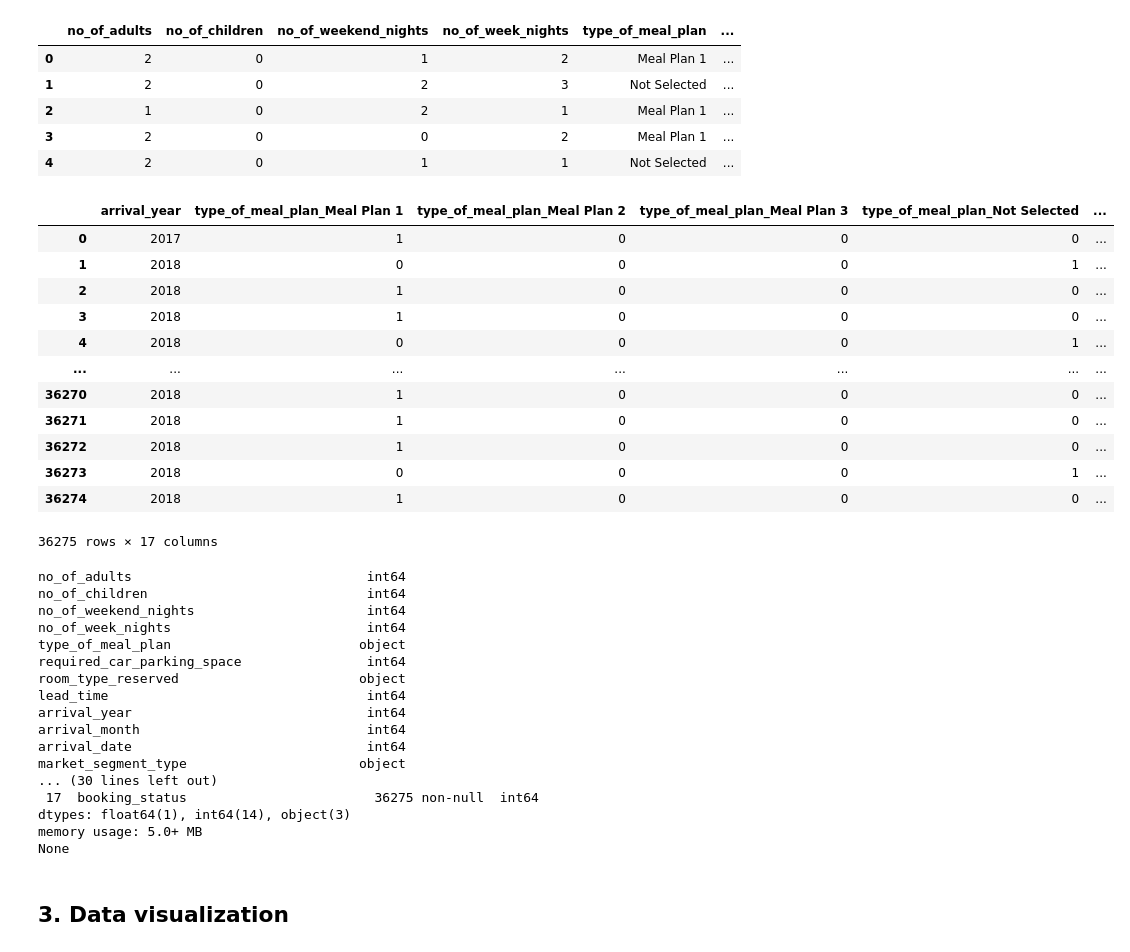
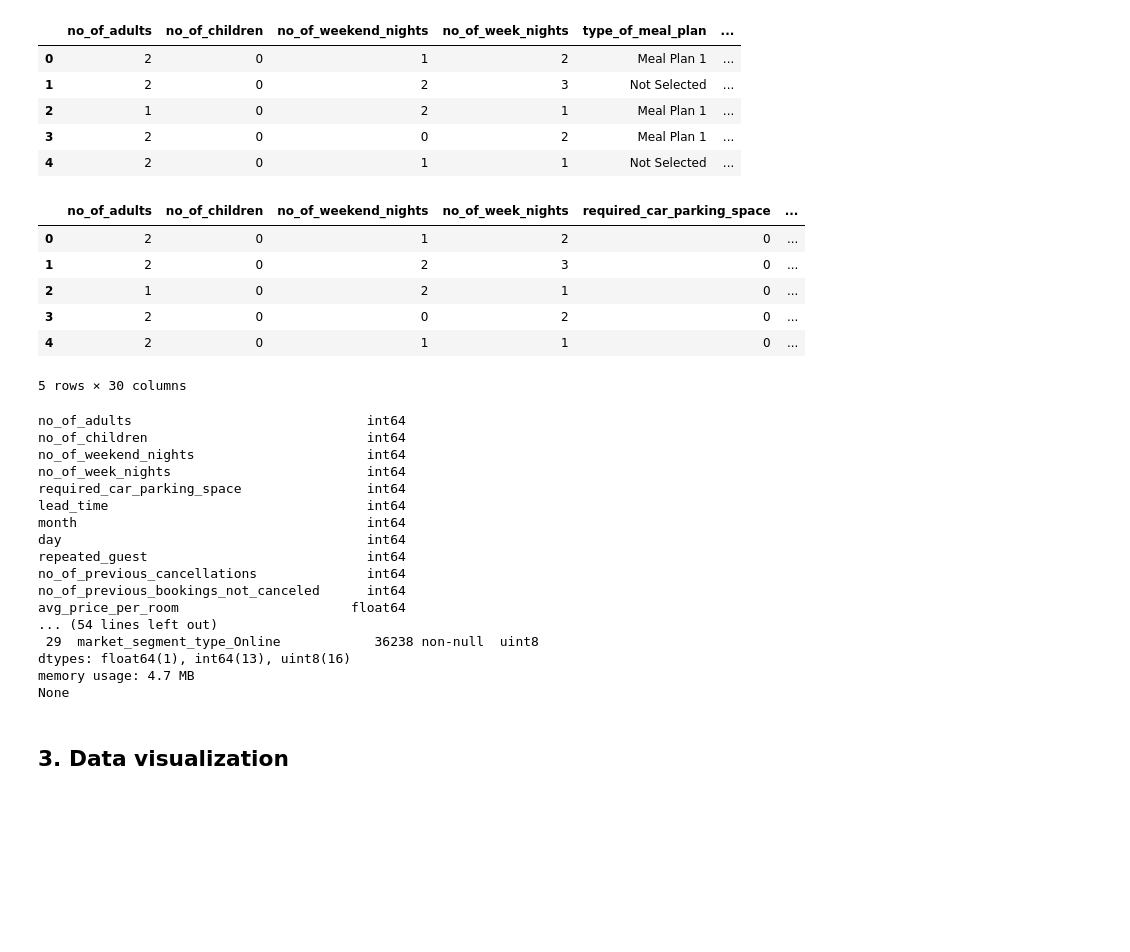
Before and after one commit to cwali09/ML-Lab-1, a Jupyter notebook: main.ipynb, the cells around one changed output. Cells and saved outputs as stored; diff of their text form; code cells hidden in the pictures; blank space fills up the shorter version.

```diff
--- a/main.ipynb
+++ b/main.ipynb
@@ -189,32 +189,28 @@ df.head()
 # %%
 # Now lets one-hot encode any ordinal categorical features such as
 # type_of_meal_plan, room_type_reserved, arrival_year, market_segment_type
 
 # TODO: Wali
 # Are months & days also nominal data? Check back on this
 
 # I would say they're ordinal, espeically months: the months have a structure
 # that repersents the progression of the seasons which could affect whether
 # someone cancels a booking or not (e.g., the later/winter months 11-2 might
 # have more cancellations due to bad weather in winter preventing travel).
 # Days... could probably be nominal without affecting too much. Could even make
 # them interval or ratio depending on the context.
 # Just my 0.02 - Bryce
-pd.get_dummies(df[['type_of_meal_plan', 'room_type_reserved', 'arrival_year', 'market_segment_type']])
+df = pd.concat([df, pd.get_dummies(df[['type_of_meal_plan', 'room_type_reserved', 'year', 'market_segment_type']])], axis=1)
+df.drop(['type_of_meal_plan', 'room_type_reserved', 'year', 'market_segment_type'], axis=1, inplace=True)
+df.head()
 # %% [output]
-|  | arrival_year | type_of_meal_plan_Meal Plan 1 | type_of_meal_plan_Meal Plan 2 | type_of_meal_plan_Meal Plan 3 | type_of_meal_plan_Not Selected | ... |
-| 0 | 2017 | 1 | 0 | 0 | 0 | ... |
-| 1 | 2018 | 0 | 0 | 0 | 1 | ... |
-| 2 | 2018 | 1 | 0 | 0 | 0 | ... |
-| 3 | 2018 | 1 | 0 | 0 | 0 | ... |
-| 4 | 2018 | 0 | 0 | 0 | 1 | ... |
-| ... | ... | ... | ... | ... | ... | ... |
-| 36270 | 2018 | 1 | 0 | 0 | 0 | ... |
-| 36271 | 2018 | 1 | 0 | 0 | 0 | ... |
-| 36272 | 2018 | 1 | 0 | 0 | 0 | ... |
-| 36273 | 2018 | 0 | 0 | 0 | 1 | ... |
-| 36274 | 2018 | 1 | 0 | 0 | 0 | ... |
+|  | no_of_adults | no_of_children | no_of_weekend_nights | no_of_week_nights | required_car_parking_space | ... |
+| 0 | 2 | 0 | 1 | 2 | 0 | ... |
+| 1 | 2 | 0 | 2 | 3 | 0 | ... |
+| 2 | 1 | 0 | 2 | 1 | 0 | ... |
+| 3 | 2 | 0 | 0 | 2 | 0 | ... |
+| 4 | 2 | 0 | 1 | 1 | 0 | ... |
-36275 rows × 17 columns
+5 rows × 30 columns
 # %%
 print(df.dtypes)
 print('========')
@@ -224,18 +220,18 @@ no_of_adults                              int64
 no_of_children                            int64
 no_of_weekend_nights                      int64
 no_of_week_nights                         int64
-type_of_meal_plan                        object
 required_car_parking_space                int64
-room_type_reserved                       object
 lead_time                                 int64
-arrival_year                              int64
-arrival_month                             int64
-arrival_date                              int64
-market_segment_type                      object
-... (30 lines left out)
- 17  booking_status                        36275 non-null  int64
-dtypes: float64(1), int64(14), object(3)
-memory usage: 5.0+ MB
+month                                     int64
+day                                       int64
+repeated_guest                            int64
+no_of_previous_cancellations              int64
+no_of_previous_bookings_not_canceled      int64
+avg_price_per_room                      float64
+... (54 lines left out)
+ 29  market_segment_type_Online            36238 non-null  uint8
+dtypes: float64(1), int64(13), uint8(16)
+memory usage: 4.7 MB
 None
 # %% [markdown]
 ## 3. Data visualization
```
Also changed, not shown: parts of 2 cells of this notebook.
